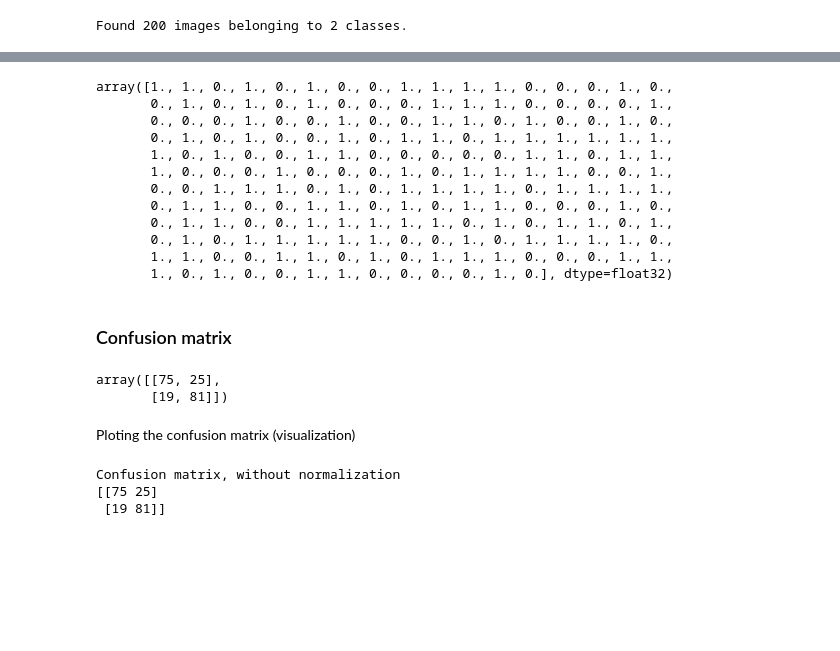
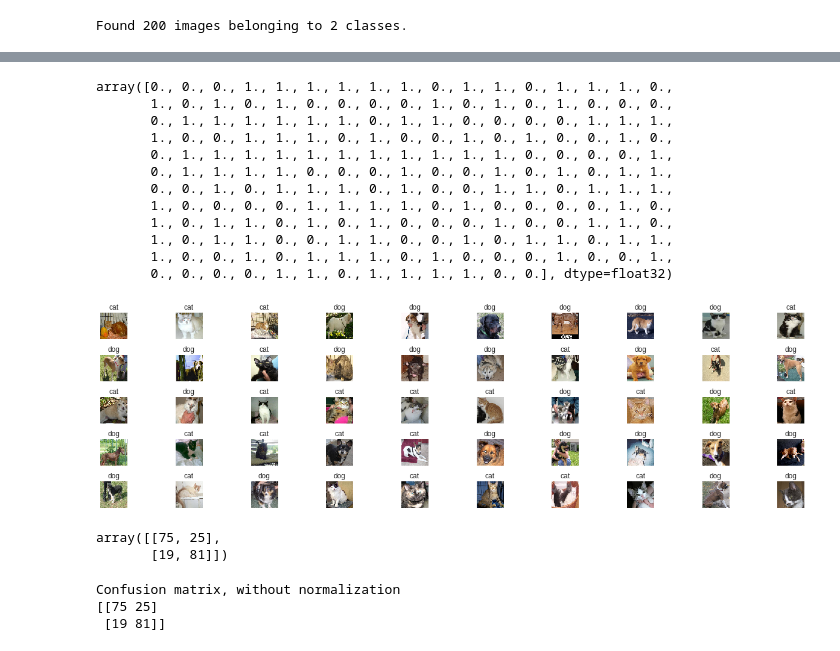
Before and after one commit to debakarr/eternal-learning, a Jupyter notebook: Deep Learning/Keras/Convolutional Neural Network.ipynb, the cells around one changed output, grey strips where cells are left out. Drawn from its saved outputs; the diff is of its cells as text; code cells hidden in the pictures; blank space fills up the shorter version.

```diff
--- a/Deep Learning/Keras/Convolutional Neural Network.ipynb
+++ b/Deep Learning/Keras/Convolutional Neural Network.ipynb
@@ -268,3 +221,3 @@ files.download('cats_and_dogs.h5')
 # %%
 from keras.models import load_model
-classifier = load_model('cats_and_dogs.h5')
+classifier = load_model('eternal-learning/Deep Learning/Keras/cats_and_dogs.h5')
@@ -312,17 +275,19 @@ We have to round these predictions
 # %%
 np.round(predictions[:, 0])
 # %% [output]
-array([1., 1., 0., 1., 0., 1., 0., 0., 1., 1., 1., 1., 0., 0., 0., 1., 0.,
-       0., 1., 0., 1., 0., 1., 0., 0., 0., 1., 1., 1., 0., 0., 0., 0., 1.,
-       0., 0., 0., 1., 0., 0., 1., 0., 0., 1., 1., 0., 1., 0., 0., 1., 0.,
-       0., 1., 0., 1., 0., 0., 1., 0., 1., 1., 0., 1., 1., 1., 1., 1., 1.,
-       1., 0., 1., 0., 0., 1., 1., 0., 0., 0., 0., 0., 1., 1., 0., 1., 1.,
-       1., 0., 0., 0., 1., 0., 0., 0., 1., 0., 1., 1., 1., 1., 0., 0., 1.,
-       0., 0., 1., 1., 1., 0., 1., 0., 1., 1., 1., 1., 0., 1., 1., 1., 1.,
-       0., 1., 1., 0., 0., 1., 1., 0., 1., 0., 1., 1., 0., 0., 0., 1., 0.,
-       0., 1., 1., 0., 0., 1., 1., 1., 1., 1., 0., 1., 0., 1., 1., 0., 1.,
-       0., 1., 0., 1., 1., 1., 1., 1., 0., 0., 1., 0., 1., 1., 1., 1., 0.,
-       1., 1., 0., 0., 1., 1., 0., 1., 0., 1., 1., 1., 0., 0., 0., 1., 1.,
-       1., 0., 1., 0., 0., 1., 1., 0., 0., 0., 0., 1., 0.], dtype=float32)
+array([0., 0., 0., 1., 1., 1., 1., 1., 1., 0., 1., 1., 0., 1., 1., 1., 0.,
+       1., 0., 1., 0., 1., 0., 0., 0., 0., 1., 0., 1., 0., 1., 0., 0., 0.,
+       0., 1., 1., 1., 1., 1., 1., 0., 1., 1., 0., 0., 0., 0., 1., 1., 1.,
+       1., 0., 0., 1., 1., 1., 0., 1., 0., 0., 1., 0., 1., 0., 0., 1., 0.,
+       0., 1., 1., 1., 1., 1., 1., 1., 1., 1., 1., 1., 0., 0., 0., 0., 1.,
+       0., 1., 1., 1., 1., 0., 0., 0., 1., 0., 0., 1., 0., 1., 0., 1., 1.,
+       0., 0., 1., 0., 1., 1., 1., 0., 1., 0., 0., 1., 1., 0., 1., 1., 1.,
+       1., 0., 0., 0., 0., 1., 1., 1., 1., 0., 1., 0., 0., 0., 0., 1., 0.,
+       1., 0., 1., 1., 0., 1., 0., 1., 0., 0., 0., 1., 0., 0., 1., 1., 0.,
+       1., 0., 1., 1., 0., 0., 1., 1., 0., 0., 1., 0., 1., 1., 0., 1., 1.,
+       1., 0., 0., 1., 0., 1., 1., 1., 0., 1., 0., 0., 0., 1., 0., 0., 1.,
+       0., 0., 0., 0., 1., 1., 0., 1., 1., 1., 1., 0., 0.], dtype=float32)
-# %% [markdown]
-### Confusion matrix
+# %%
+plot(imgs, np.round(predictions[:, 0]), row=5, col=10)
+# %% [output]
+[figure, added]
@@ -332,5 +332,3 @@ cm
 # %% [output]
 array([[75, 25],
        [19, 81]])
-# %% [markdown]
-Ploting the confusion matrix (visualization)
```
Also changed, not shown: parts of 38 cells of this notebook.
